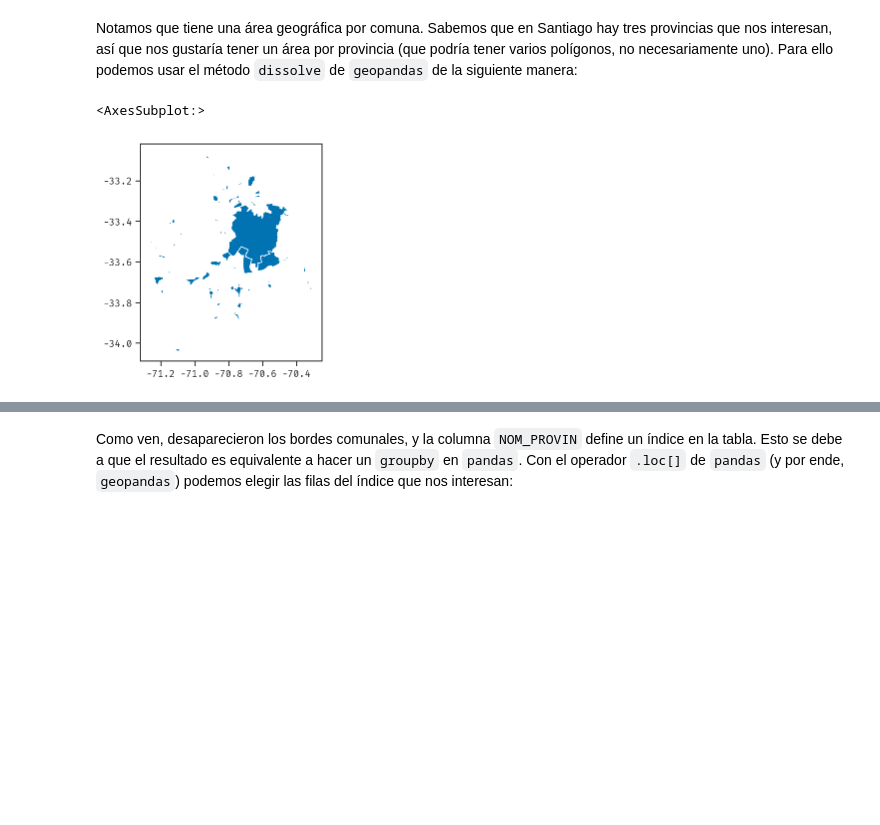
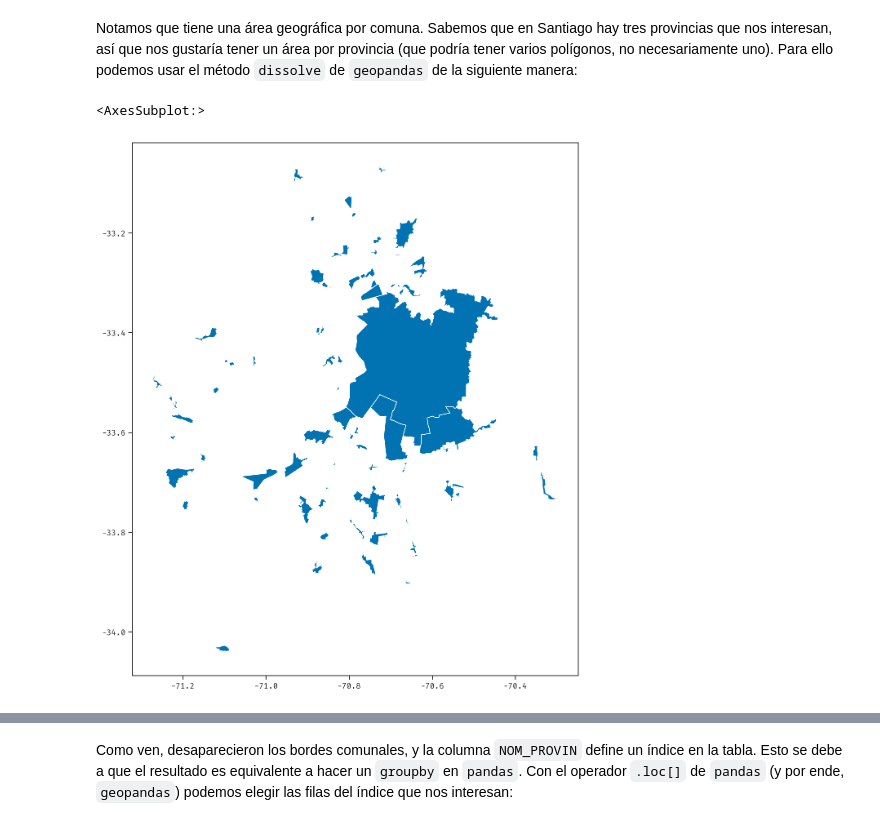
Before and after one commit to zorzalerrante/aves, a Jupyter notebook: notebooks/03-python-mapas-preliminario.ipynb, the cells around one changed output, grey strips where cells are left out. Drawn from its saved outputs; the diff is of its cells as text; code cells hidden in the pictures; blank space fills up the shorter version.

```diff
--- a/notebooks/03-python-mapas-preliminario.ipynb
+++ b/notebooks/03-python-mapas-preliminario.ipynb
@@ -166,10 +161,10 @@ rm.plot()
 Notamos que tiene una área geográfica por comuna. Sabemos que en Santiago hay tres provincias que nos interesan, así que nos gustaría tener un área por provincia (que podría tener varios polígonos, no necesariamente uno). Para ello podemos usar el método `dissolve` de `geopandas` de la siguiente manera:
 # %%
 provincias = rm.dissolve(by='NOM_PROVIN')
-provincias.plot()
+provincias.plot(figsize=(12, 12))
 # %% [output]
 <AxesSubplot:>
-[figure, old version]
+[figure, new version]
 # %%
 provincias.head()
 # %% [output]
```
Also changed, not shown: parts of 6 cells of this notebook, 2 other files.
